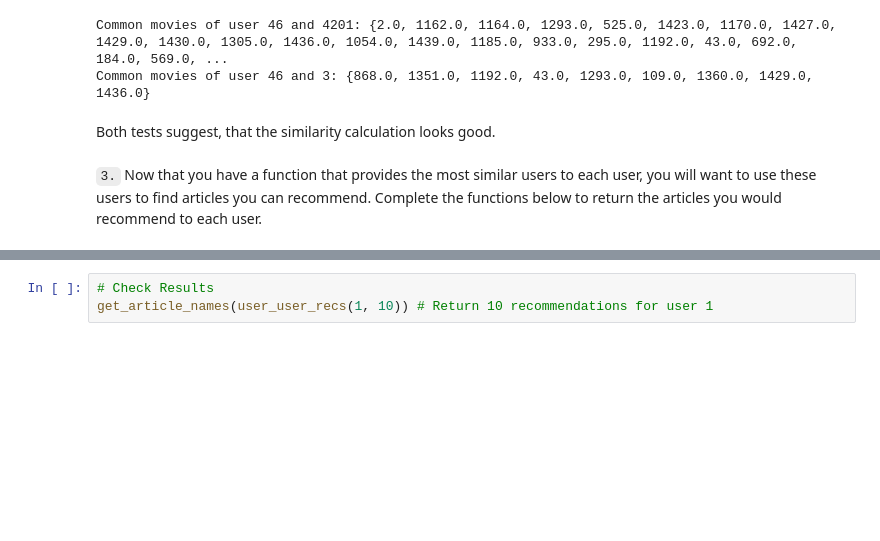
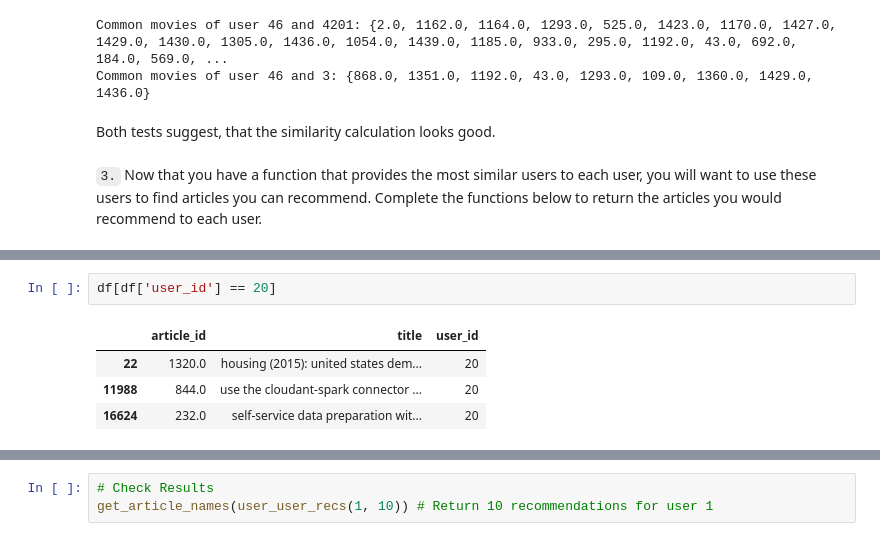
Before and after one commit to huli/dsnd, a Jupyter notebook: recommendations-with-ibm/Recommendations_with_IBM.ipynb, the cells around one changed output, grey strips where cells are left out. Drawn from its saved outputs; the diff is of its cells as text; blank space fills up the shorter version.

```diff
--- a/recommendations-with-ibm/Recommendations_with_IBM.ipynb
+++ b/recommendations-with-ibm/Recommendations_with_IBM.ipynb
@@ -467,0 +510,7 @@ def user_user_recs(user_id, m=10):
+# %%
+df[df['user_id'] == 20]
+# %% [output]
+|  | article_id | title | user_id |
+| 22 | 1320.0 | housing (2015): united states dem... | 20 |
+| 11988 | 844.0 | use the cloudant-spark connector ... | 20 |
+| 16624 | 232.0 | self-service data preparation wit... | 20 |
```
Also changed, not shown: parts of 6 cells of this notebook.
